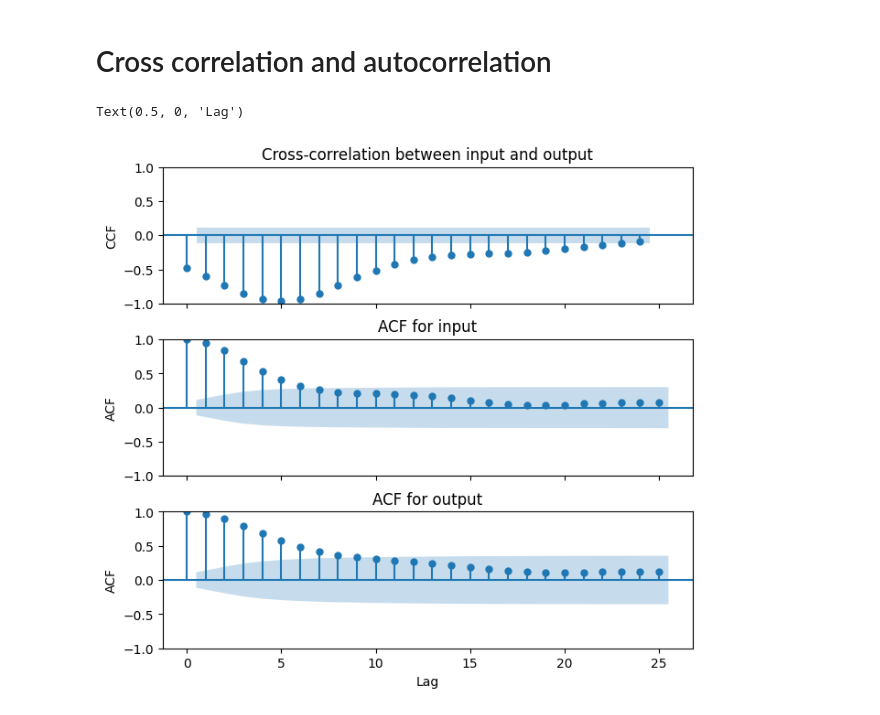
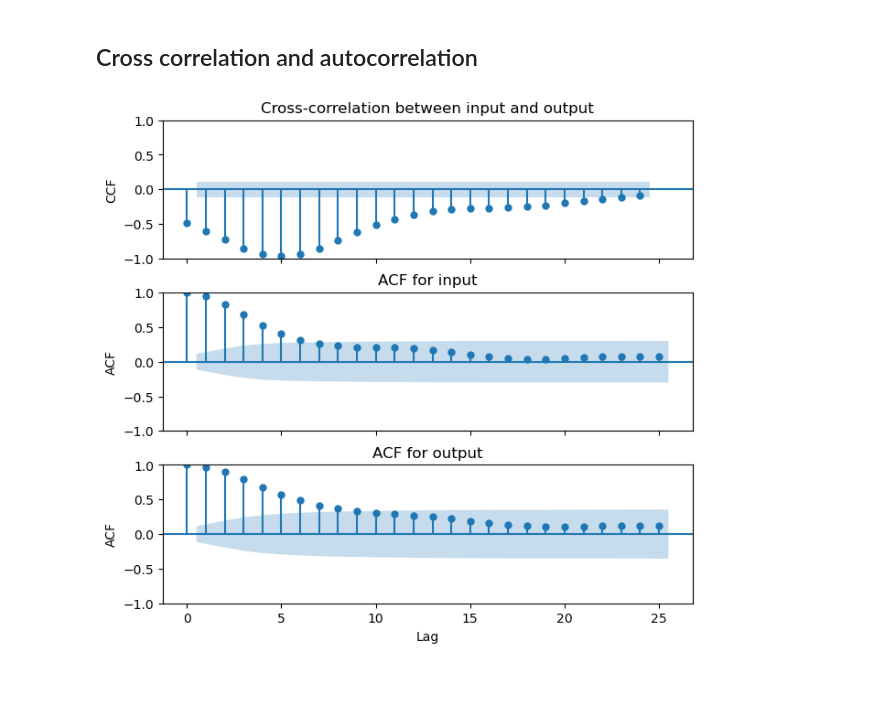
Before and after one commit to pastas/pastas-plugins, a Jupyter notebook: docs/examples/crosscorrelation_seriesJ.ipynb, the cells around one changed output. Drawn from its saved outputs; the diff is of its cells as text; code cells hidden in the pictures; blank space fills up the shorter version.

```diff
--- a/docs/examples/crosscorrelation_seriesJ.ipynb
+++ b/docs/examples/crosscorrelation_seriesJ.ipynb
@@ -58,26 +34,25 @@ ax[1].set_xlim(X.index[0], X.index[-1])
 [figure]
 # %% [markdown]
-# Cross correlation and autocorrelation
+## Cross correlation and autocorrelation
 # %%
 f, ax = plt.subplots(3, 1, sharex=True, figsize=(6.5, 6), constrained_layout=True)
 lags = 25
 ccf_xy = ppcc.ccf(Y, X, alpha=0.05, nlags=lags)
 acf_x, acf_x_ci = acf(X, alpha=0.05, nlags=lags)
 acf_X = pd.DataFrame({"acf": acf_x, "ci_low": acf_x_ci[:, 0], "ci_upp": acf_x_ci[:, 1]})
 acf_y, acf_y_ci = acf(Y, alpha=0.05, nlags=lags)
 acf_Y = pd.DataFrame({"acf": acf_y, "ci_low": acf_y_ci[:, 0], "ci_upp": acf_y_ci[:, 1]})
 
-plot_corr(ccf_xy, ax=ax[0])
+ppcc.plot_corr(ccf_xy, ax=ax[0])
 ax[0].set_ylabel("CCF")
 ax[0].set_title("Cross-correlation between input and output")
-plot_corr(acf_X, ax=ax[1])
+ppcc.plot_corr(acf_X, ax=ax[1])
 ax[1].set_ylabel("ACF")
 ax[1].set_title("ACF for input")
-plot_corr(acf_Y, ax=ax[2])
+ppcc.plot_corr(acf_Y, ax=ax[2])
 ax[2].set_ylabel("ACF")
 ax[2].set_title("ACF for output")
-ax[2].set_xlabel("Lag")
+ax[2].set_xlabel("Lag");
 # %% [output]
-Text(0.5, 0, 'Lag')
-[figure, old version]
+[figure, new version]
 # %% [markdown]
```
Also changed, not shown: parts of 12 cells of this notebook, 2 other files.
